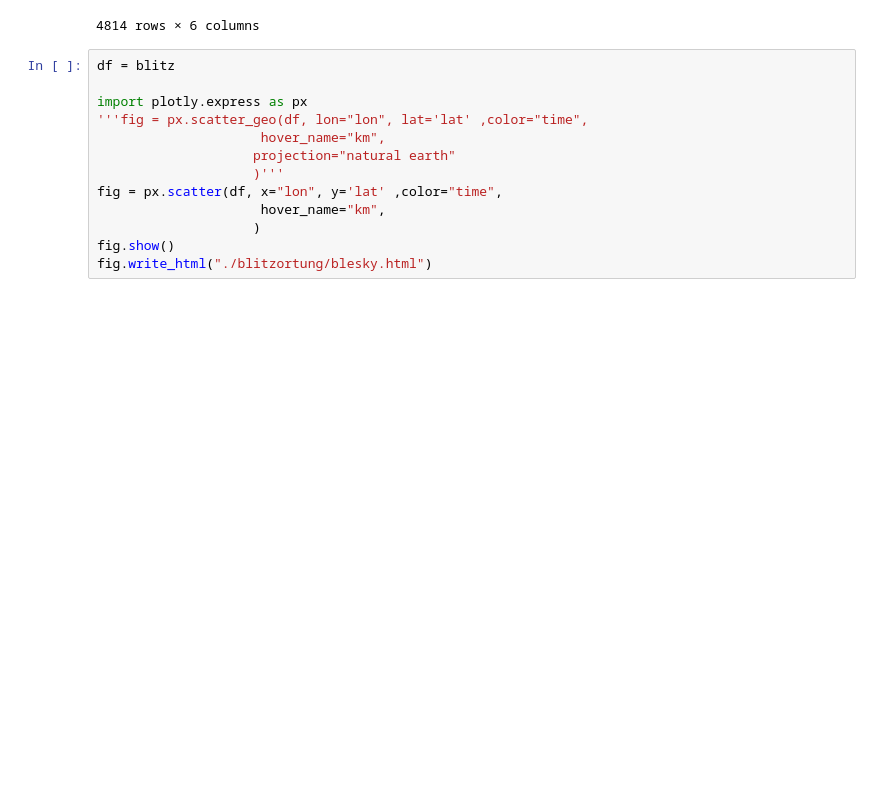
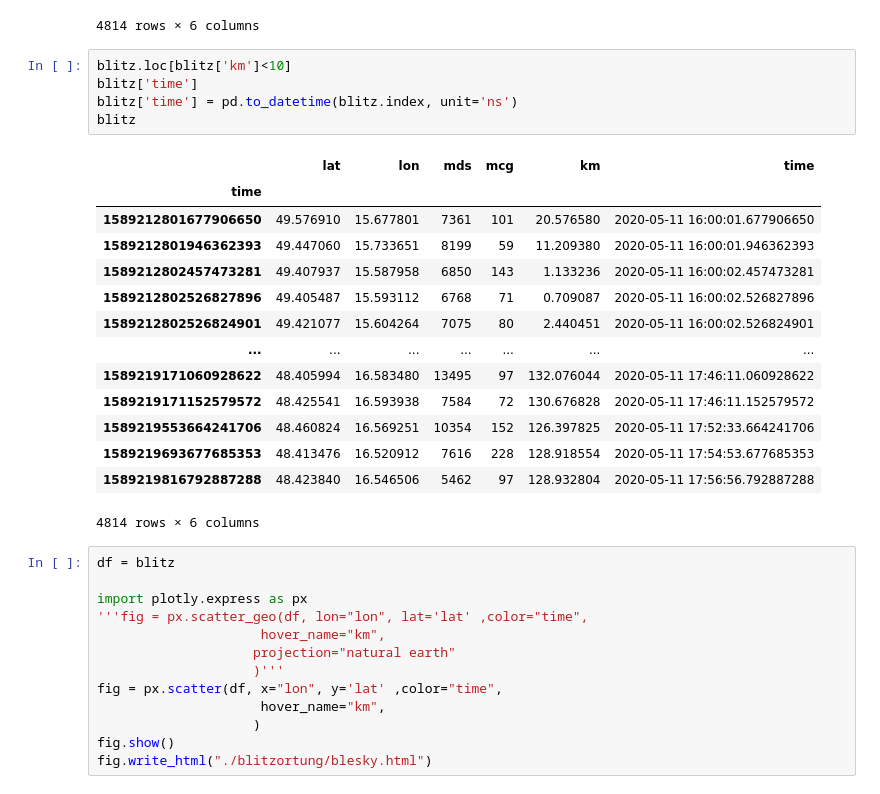
Before and after one commit to ODZ-UJF-AV-CR/CRREAT_cars, a Jupyter notebook: blitz_json_parser.ipynb, the cells around one changed output. Drawn from its saved outputs; the diff is of its cells as text; blank space fills up the shorter version.

```diff
--- a/blitz_json_parser.ipynb
+++ b/blitz_json_parser.ipynb
@@ -127,6 +126,26 @@ No columns to drop (alt, pol, region)
 | 1589219693677685353 | 48.413476 | 16.520912 | 7616 | 228 | 128.918554 | 1589219693677685353 |
 | 1589219816792887288 | 48.423840 | 16.546506 | 5462 | 97 | 128.932804 | 1589219816792887288 |
 4814 rows × 6 columns
+# %%
+blitz.loc[blitz['km']<10]
+blitz['time']
+blitz['time'] = pd.to_datetime(blitz.index, unit='ns')
+blitz
+# %% [output]
+|  | lat | lon | mds | mcg | km | time |
+| time |  |  |  |  |  |  |
+| 1589212801677906650 | 49.576910 | 15.677801 | 7361 | 101 | 20.576580 | 2020-05-11 16:00:01.677906650 |
+| 1589212801946362393 | 49.447060 | 15.733651 | 8199 | 59 | 11.209380 | 2020-05-11 16:00:01.946362393 |
+| 1589212802457473281 | 49.407937 | 15.587958 | 6850 | 143 | 1.133236 | 2020-05-11 16:00:02.457473281 |
+| 1589212802526827896 | 49.405487 | 15.593112 | 6768 | 71 | 0.709087 | 2020-05-11 16:00:02.526827896 |
+| 1589212802526824901 | 49.421077 | 15.604264 | 7075 | 80 | 2.440451 | 2020-05-11 16:00:02.526824901 |
+| ... | ... | ... | ... | ... | ... | ... |
+| 1589219171060928622 | 48.405994 | 16.583480 | 13495 | 97 | 132.076044 | 2020-05-11 17:46:11.060928622 |
+| 1589219171152579572 | 48.425541 | 16.593938 | 7584 | 72 | 130.676828 | 2020-05-11 17:46:11.152579572 |
+| 1589219553664241706 | 48.460824 | 16.569251 | 10354 | 152 | 126.397825 | 2020-05-11 17:52:33.664241706 |
+| 1589219693677685353 | 48.413476 | 16.520912 | 7616 | 228 | 128.918554 | 2020-05-11 17:54:53.677685353 |
+| 1589219816792887288 | 48.423840 | 16.546506 | 5462 | 97 | 128.932804 | 2020-05-11 17:56:56.792887288 |
+4814 rows × 6 columns
 # %%
 df = blitz
 
```
Also changed, not shown: parts of 1 cell of this notebook.
